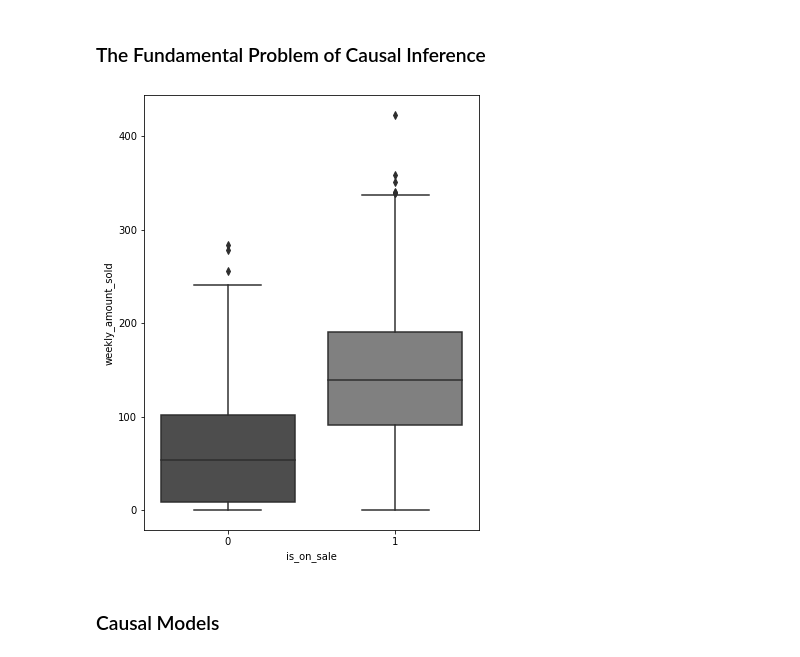
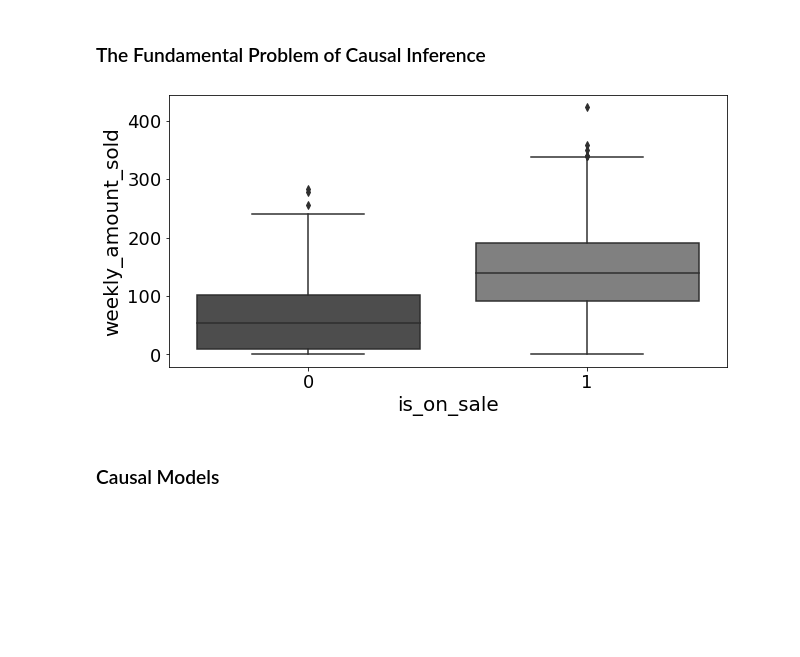
Before and after one commit to matheusfacure/causal-inference-in-python-code, a Jupyter notebook: causal-inference-in-python/01-Introduction-To-Causal-Inference.ipynb, the cells around one changed output. Drawn from its saved outputs; the diff is of its cells as text; code cells hidden in the pictures; blank space fills up the shorter version.

```diff
--- a/causal-inference-in-python/01-Introduction-To-Causal-Inference.ipynb
+++ b/causal-inference-in-python/01-Introduction-To-Causal-Inference.ipynb
@@ -17,6 +17,8 @@ from scipy.special import expit
 import seaborn as sns
 from matplotlib import pyplot as plt
 from cycler import cycler
+
+
 
 default_cycler = (cycler(color=['0.3', '0.5', '0.7', '0.5']) +
                   cycler(linestyle=['-', '--', ':', '-.']) +
@@ -27,6 +29,7 @@ linestyle=['-', '--', ':', '-.']
 marker=['o', 'v', 'd', 'p']
 
 plt.rc('axes', prop_cycle=default_cycler)
+plt.rc('font', size=20)
 # %%
 data = pd.read_csv("./data/xmas_sales.csv")
 data.head(6)
@@ -43,11 +46,14 @@ data.head(6)
 # %% [markdown]
 ### The Fundamental Problem of Causal Inference
 # %%
-fig, ax = plt.subplots(1,1, figsize=(6,8))
+fig, ax = plt.subplots(1,1, figsize=(10,5))
 sns.boxplot(y="weekly_amount_sold", x="is_on_sale", data=data, ax=ax)
-plt.show()
+
+ax.set_xlabel("is_on_sale", fontsize = 20)
+ax.set_ylabel("weekly_amount_sold", fontsize = 20)
+ax.tick_params(axis='both', which='major', labelsize=18)
 # %% [output]
-[figure, old version]
+[figure, new version]
 # %% [markdown]
 ### Causal Models
 # %% [markdown]
```
Also changed, not shown: parts of 3 cells of this notebook, 2 other files.
